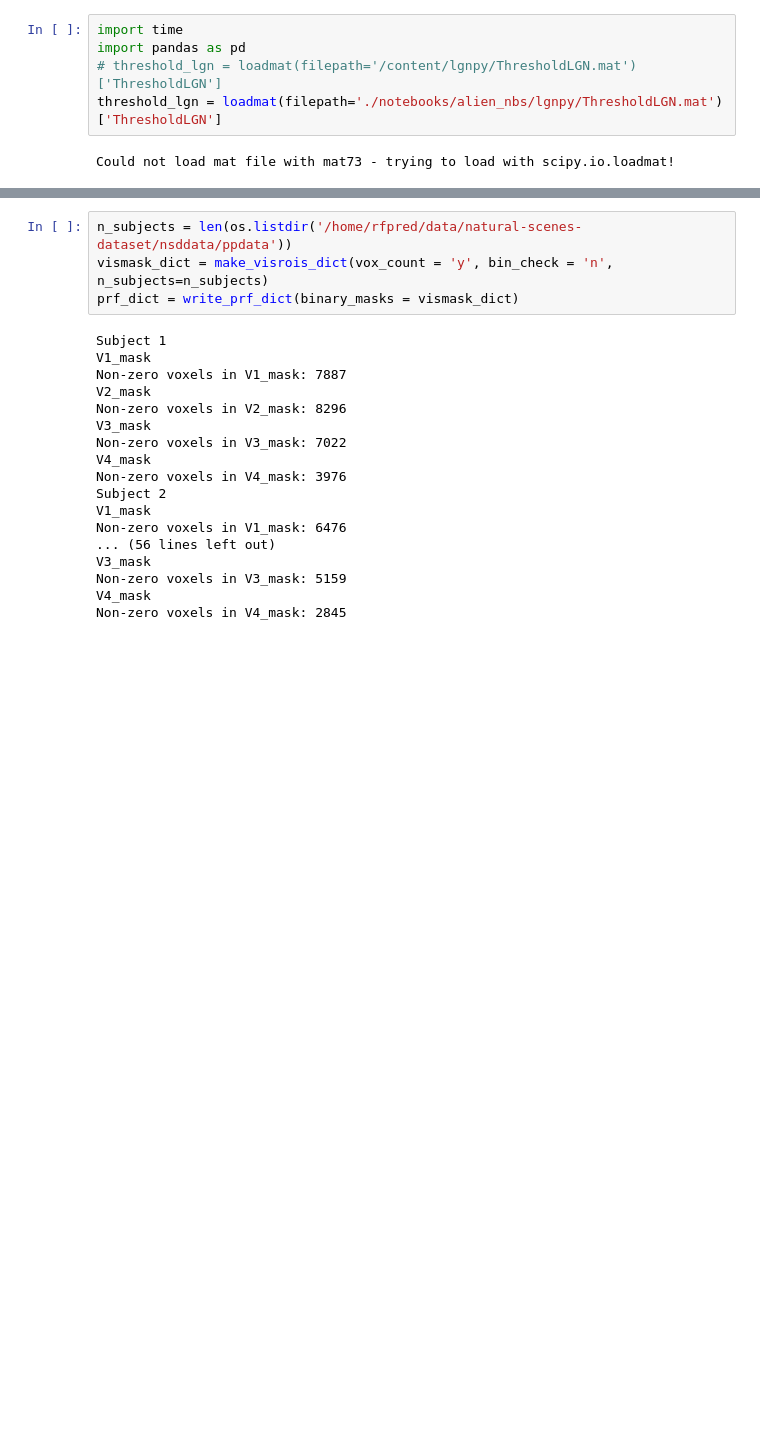
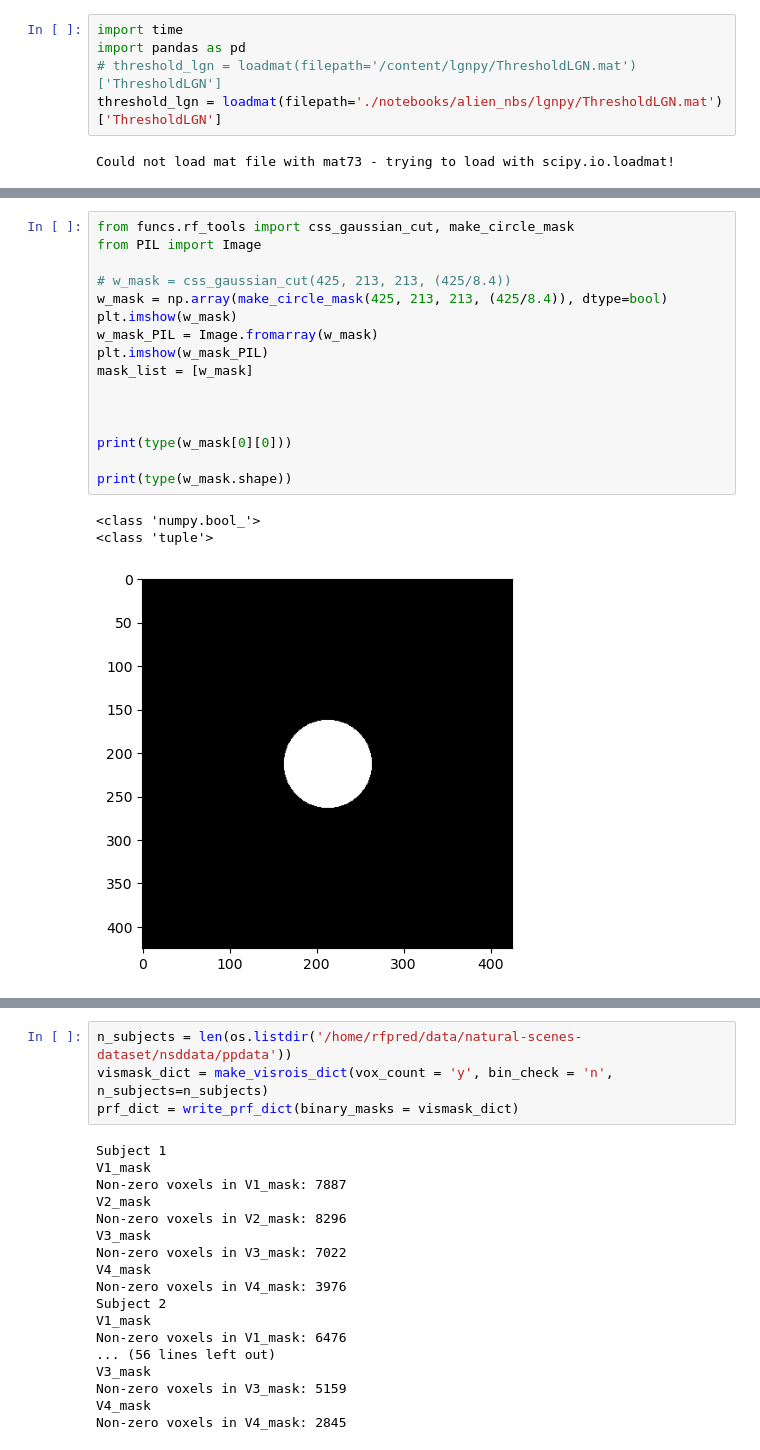
Before and after one commit to WiegerScheurer/spatpred, a Jupyter notebook: notebooks/viscontrast.ipynb, the cells around one changed output, grey strips where cells are left out. Cells and saved outputs as stored; diff of their text form; blank space fills up the shorter version.

```diff
--- a/notebooks/viscontrast.ipynb
+++ b/notebooks/viscontrast.ipynb
@@ -78,0 +85,20 @@ Computing LGN statistics for noname.tiff
+# %%
+from funcs.rf_tools import css_gaussian_cut, make_circle_mask
+from PIL import Image
+
+# w_mask = css_gaussian_cut(425, 213, 213, (425/8.4))
+w_mask = np.array(make_circle_mask(425, 213, 213, (425/8.4)), dtype=bool)
+plt.imshow(w_mask)
+w_mask_PIL = Image.fromarray(w_mask)
+plt.imshow(w_mask_PIL)
+mask_list = [w_mask]
+
+
+
+print(type(w_mask[0][0]))
+
+print(type(w_mask.shape))
+# %% [output]
+<class 'numpy.bool_'>
+<class 'tuple'>
+[figure, added]
```
Also changed, not shown: parts of 9 cells of this notebook, 2 other files.
